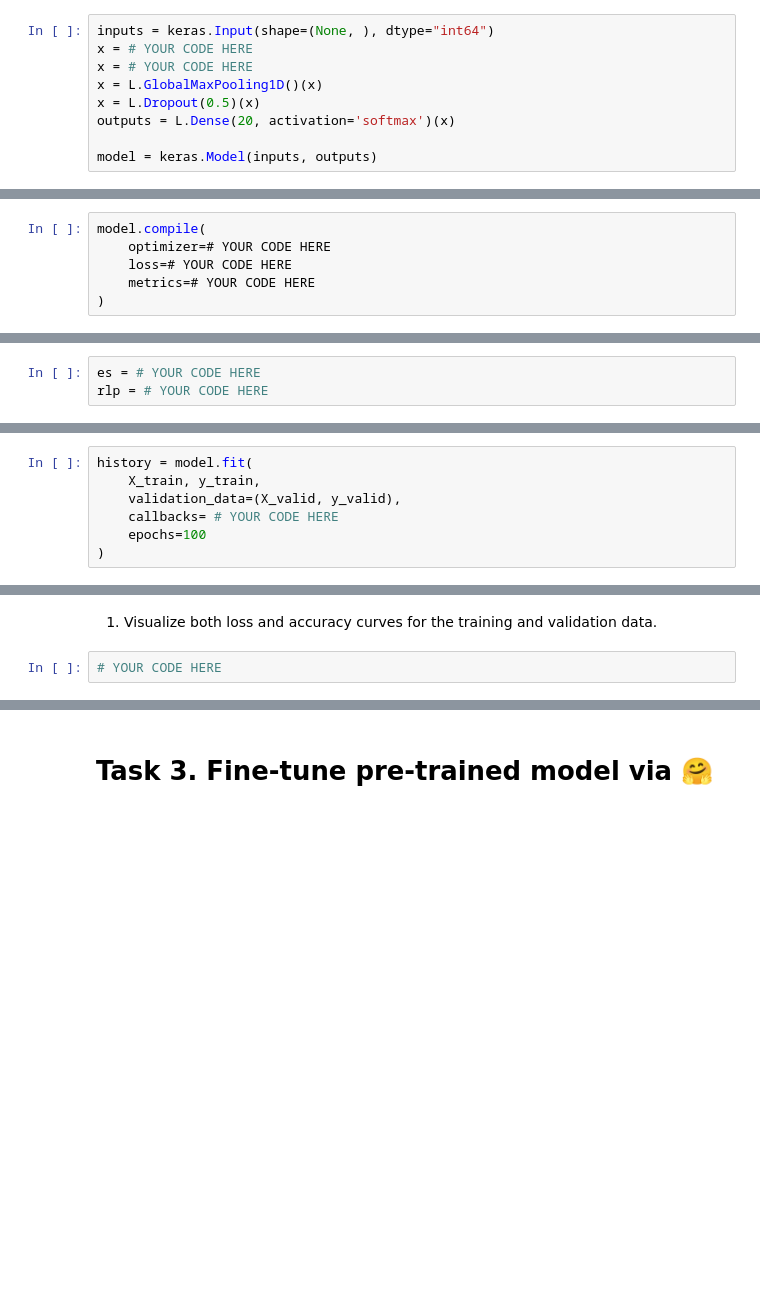
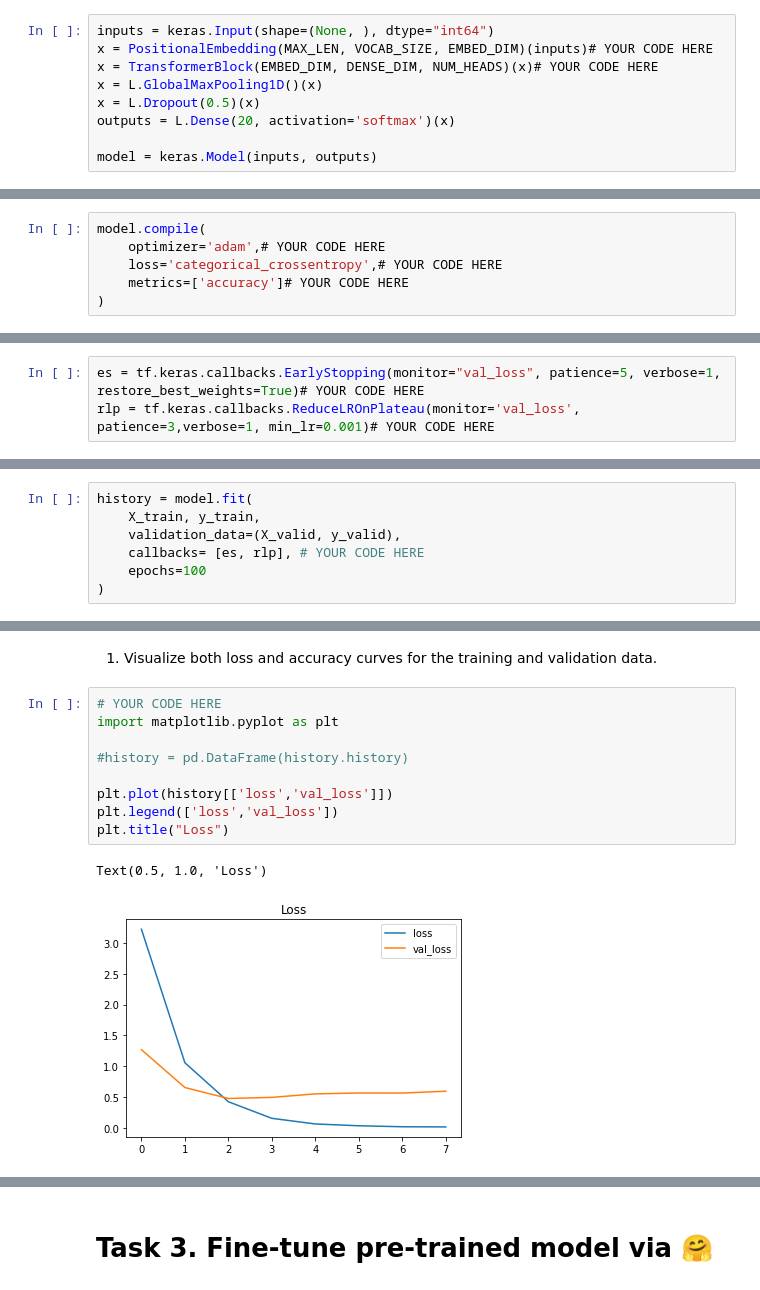
Before and after one commit to sireeshgit/naive-addition, a Jupyter notebook: assignments/week-10-transformers/nb/news-article-classification.ipynb, the cells around one changed output, grey strips where cells are left out. Saved outputs shown, nothing was run; the diff lists cells and outputs as text; blank space fills up the shorter version.

```diff
--- a/assignments/week-10-transformers/nb/news-article-classification.ipynb
+++ b/assignments/week-10-transformers/nb/news-article-classification.ipynb
@@ -197,8 +242,8 @@ X_test  = # YOUR CODE HERE
     If you are not familiar with keras functional API, take a read [here](https://keras.io/guides/functional_api/).
 # %%
 inputs = keras.Input(shape=(None, ), dtype="int64")
-x = # YOUR CODE HERE
-x = # YOUR CODE HERE
+x = PositionalEmbedding(MAX_LEN, VOCAB_SIZE, EMBED_DIM)(inputs)# YOUR CODE HERE
+x = TransformerBlock(EMBED_DIM, DENSE_DIM, NUM_HEADS)(x)# YOUR CODE HERE
 x = L.GlobalMaxPooling1D()(x)
 x = L.Dropout(0.5)(x)
 outputs = L.Dense(20, activation='softmax')(x)
@@ -210,9 +255,9 @@ model = keras.Model(inputs, outputs)
     Use 'adam' for the optimizer and accuracy for metrics, supply the correct value for loss.
 # %%
 model.compile(
-    optimizer=# YOUR CODE HERE
-    loss=# YOUR CODE HERE
-    metrics=# YOUR CODE HERE
+    optimizer='adam',# YOUR CODE HERE
+    loss='categorical_crossentropy',# YOUR CODE HERE
+    metrics=['accuracy']# YOUR CODE HERE
 )
 # %%
 model.summary()
@@ -223,8 +286,8 @@ model.summary()
 
     Use `ReduceLROnPlateau` to reduce the learning rate if the validation loss does not improve after 3 epochs. Set verbose to display messages when the callback takes an action and use default values for other parameters.
 # %%
-es = # YOUR CODE HERE
-rlp = # YOUR CODE HERE
+es = tf.keras.callbacks.EarlyStopping(monitor="val_loss", patience=5, verbose=1, restore_best_weights=True)# YOUR CODE HERE
+rlp = tf.keras.callbacks.ReduceLROnPlateau(monitor='val_loss', patience=3,verbose=1, min_lr=0.001)# YOUR CODE HERE
 # %% [markdown]
 1. Train the model.
 
@@ -233,6 +296,6 @@ rlp = # YOUR CODE HERE
 history = model.fit(
     X_train, y_train,
     validation_data=(X_valid, y_valid),
-    callbacks= # YOUR CODE HERE
+    callbacks= [es, rlp], # YOUR CODE HERE
     epochs=100
 )
@@ -246,3 +331,13 @@ history = model.fit(
 1. Visualize both loss and accuracy curves for the training and validation data.
 # %%
 # YOUR CODE HERE
+import matplotlib.pyplot as plt
+
+#history = pd.DataFrame(history.history)
+
+plt.plot(history[['loss','val_loss']])
+plt.legend(['loss','val_loss'])
+plt.title("Loss")
+# %% [output]
+Text(0.5, 1.0, 'Loss')
+[figure, added]
```
Also changed, not shown: parts of 17 cells of this notebook.
